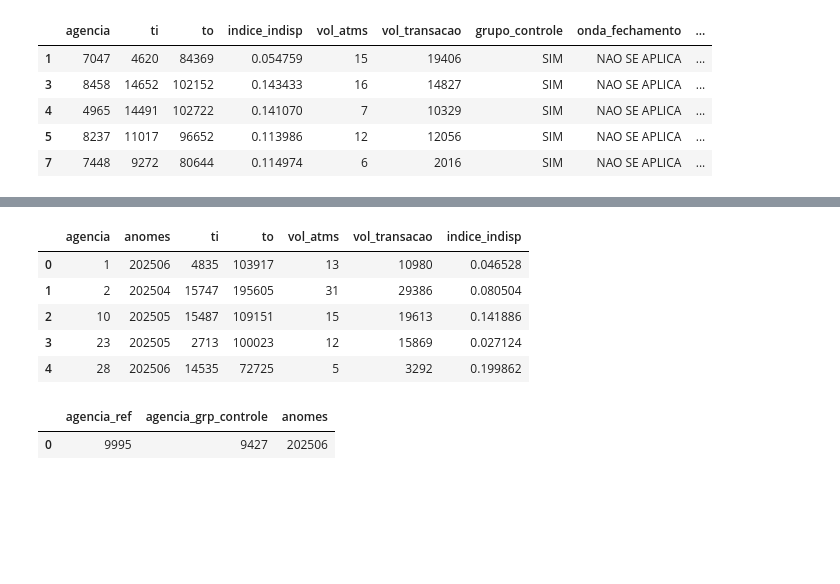
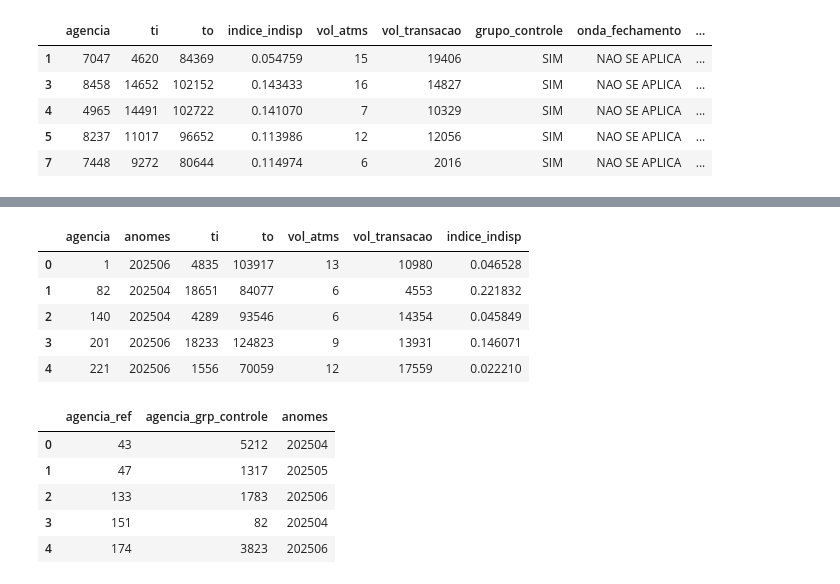
Before and after one commit to SAMUKISZHSD/dist-euclidiana, a Jupyter notebook: dist_euclidian_test.ipynb, the cells around one changed output, grey strips where cells are left out. Saved outputs shown, nothing was run; the diff lists cells and outputs as text; code cells hidden in the pictures; blank space fills up the shorter version.

Commit message:
fix: loop (for index_sim, row_sim in grupo_controle_filtrado.iterrows()) estava fora do loop principal, fazendo o código processar só a última agência, em vez de todas

```diff
--- a/dist_euclidian_test.ipynb
+++ b/dist_euclidian_test.ipynb
@@ -26,6 +26,8 @@ anomes                  int64
 anomes_fechamento      object
 periodo_fechamento     object
 dtype: object
+# %%
+df = df.head(1000)
 # %%
 nao_grupo_controle = df[df['grupo_controle'] == 'NAO']
 grupo_controle = df[df['grupo_controle'] == 'SIM']
@@ -156,10 +166,10 @@ grupo_contorle_agg.head()
 # %% [output]
 |  | agencia | anomes | ti | to | vol_atms | vol_transacao | indice_indisp |
 | 0 | 1 | 202506 | 4835 | 103917 | 13 | 10980 | 0.046528 |
-| 1 | 2 | 202504 | 15747 | 195605 | 31 | 29386 | 0.080504 |
-| 2 | 10 | 202505 | 15487 | 109151 | 15 | 19613 | 0.141886 |
-| 3 | 23 | 202505 | 2713 | 100023 | 12 | 15869 | 0.027124 |
-| 4 | 28 | 202506 | 14535 | 72725 | 5 | 3292 | 0.199862 |
+| 1 | 82 | 202504 | 18651 | 84077 | 6 | 4553 | 0.221832 |
+| 2 | 140 | 202504 | 4289 | 93546 | 6 | 14354 | 0.045849 |
+| 3 | 201 | 202506 | 18233 | 124823 | 9 | 13931 | 0.146071 |
+| 4 | 221 | 202506 | 1556 | 70059 | 12 | 17559 | 0.022210 |
 # %%
 grupo_contorle_agg['agencia'] = grupo_contorle_agg['agencia'].astype(int)
 grupo_contorle_agg['anomes'] = grupo_contorle_agg['anomes'].astype(int)
@@ -284,35 +294,36 @@ for agencia_ref in lista_ag_proximas_vol_atms['agencia_ref'].unique():
         distancia = np.linalg.norm(df_cand['vol_transacao_ref'] - df_cand['vol_transacao_grp_controle'])
         distancias_transacoes.append({'agencia_grp_controle': ag_cand, 'distancia_total_trans': distancia})
 
     top1 = sorted(distancias_transacoes, key=lambda x: x['distancia_total_trans'])[:1]
 
     for match in top1:
         ag_cand = match['agencia_grp_controle']
         df_cand = df_ref[df_ref['agencia_grp_controle'] == ag_cand]
 
         for _, row in df_cand.iterrows():
             resultados_vol_transacoes.append({
                 'agencia_ref': agencia_ref,
                 'anomes_ref': row['anomes_ref'],
                 'agencia_grp_controle': ag_cand,
                 'indice_indisp_ref': row['indice_indisp_ref'],
                 'indice_indisp_grp_controle': row['indice_indisp_grp_controle'],
                 'vol_atms_ref': row['vol_atms_ref'],
                 'vol_atms_grp_controle': row['vol_atms_grp_controle'],
                 'vol_transacao_ref': row['vol_transacao_ref'],
                 'vol_transacao_grp_controle': row['vol_transacao_grp_controle'],
                 'distancia_euclidiana_indisp': row['distancia_euclidiana_indisp'],
                 'distancia_euclidiana_vol_atms': row['distancia_euclidiana_vol_atms'],
                 'distancia_euclidiana_vol_trans': match['distancia_total_trans']
             })
 
 lista_ag_proximas_vol_trans = pd.DataFrame(resultados_vol_transacoes)
-agencias_grupo_controle = lista_ag_proximas_vol_trans[['agencia_ref','agencia_grp_controle','anomes_ref']].rename(columns={
-    'anomes_ref': 'anomes'
-})
-agencias_grupo_controle['anomes'] = agencias_grupo_controle['anomes'].astype(int)
+agencias_grupo_controle = lista_ag_proximas_vol_trans[['agencia_ref','agencia_grp_controle']]
 agencias_grupo_controle.to_csv('test/agencias_grupo_controle_final.csv', index=False)
 agencias_grupo_controle.head()
 # %% [output]
 |  | agencia_ref | agencia_grp_controle | anomes |
-| 0 | 9995 | 9427 | 202506 |
+| 0 | 43 | 5212 | 202504 |
+| 1 | 47 | 1317 | 202505 |
+| 2 | 133 | 1783 | 202506 |
+| 3 | 151 | 82 | 202504 |
+| 4 | 174 | 3823 | 202506 |
```
Also changed, not shown: parts of 2 cells of this notebook, 3 other files.
